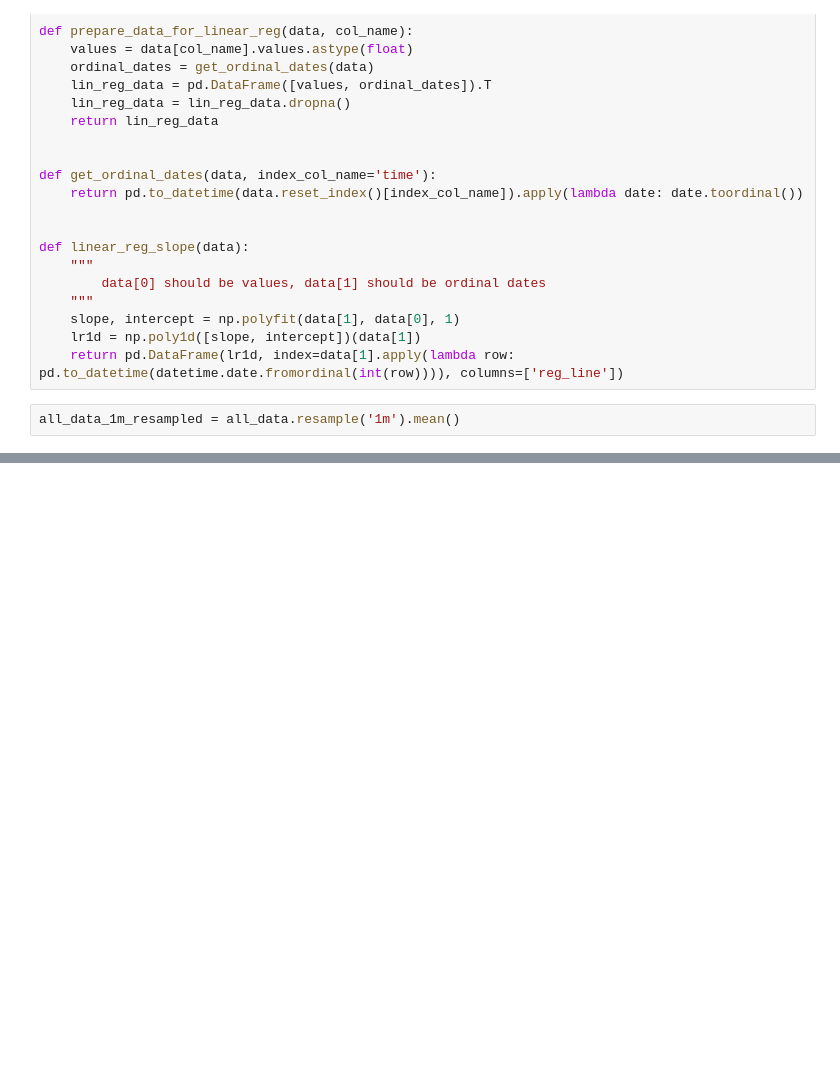
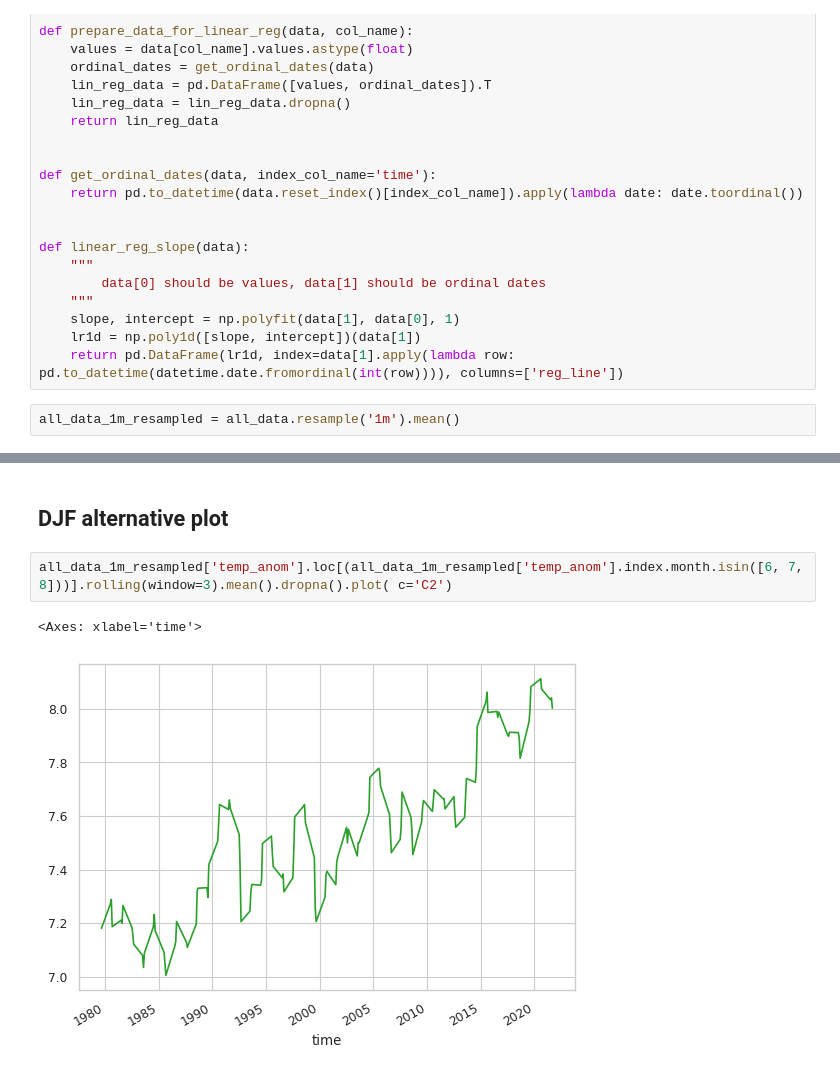
Before and after one commit to Thomasjkeel/uncertainty-in-npac-jet-shift, a Jupyter notebook: Figure_1.ipynb, the cells around one changed output, grey strips where cells are left out. Drawn from its saved outputs; the diff is of its cells as text; blank space fills up the shorter version.

```diff
--- a/Figure_1.ipynb
+++ b/Figure_1.ipynb
@@ -370,0 +370,7 @@ plt.suptitle('ERA5', y=0.94, size=16)
+# %% [markdown]
+## DJF alternative plot
+# %%
+all_data_1m_resampled['temp_anom'].loc[(all_data_1m_resampled['temp_anom'].index.month.isin([6, 7, 8]))].rolling(window=3).mean().dropna().plot( c='C2')
+# %% [output]
+<Axes: xlabel='time'>
+[figure, added]
```
Also changed, not shown: parts of 12 cells of this notebook, 1 other file.
